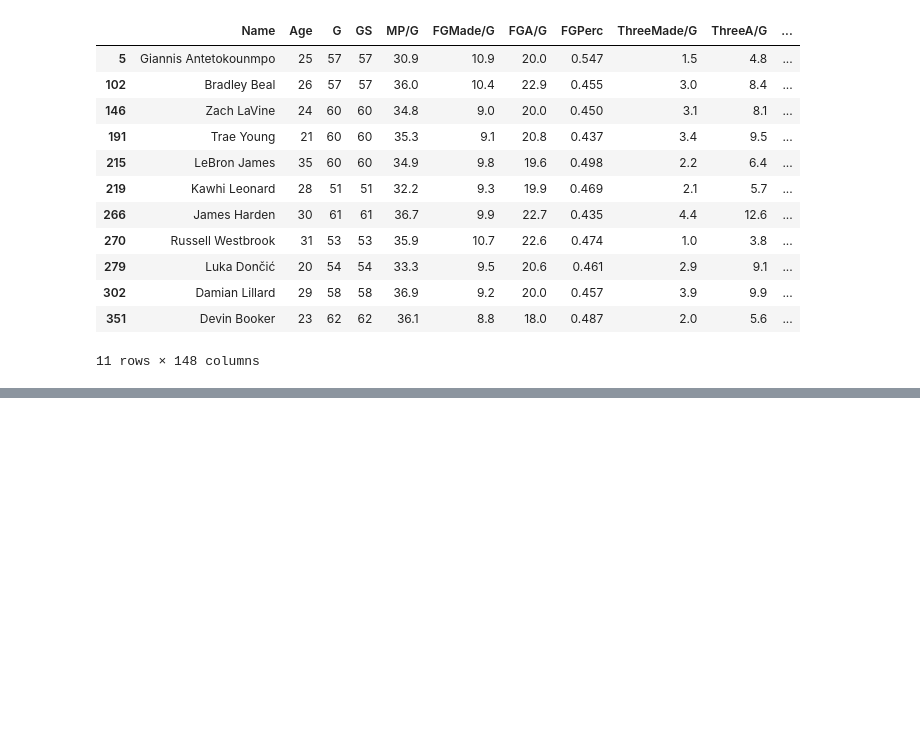
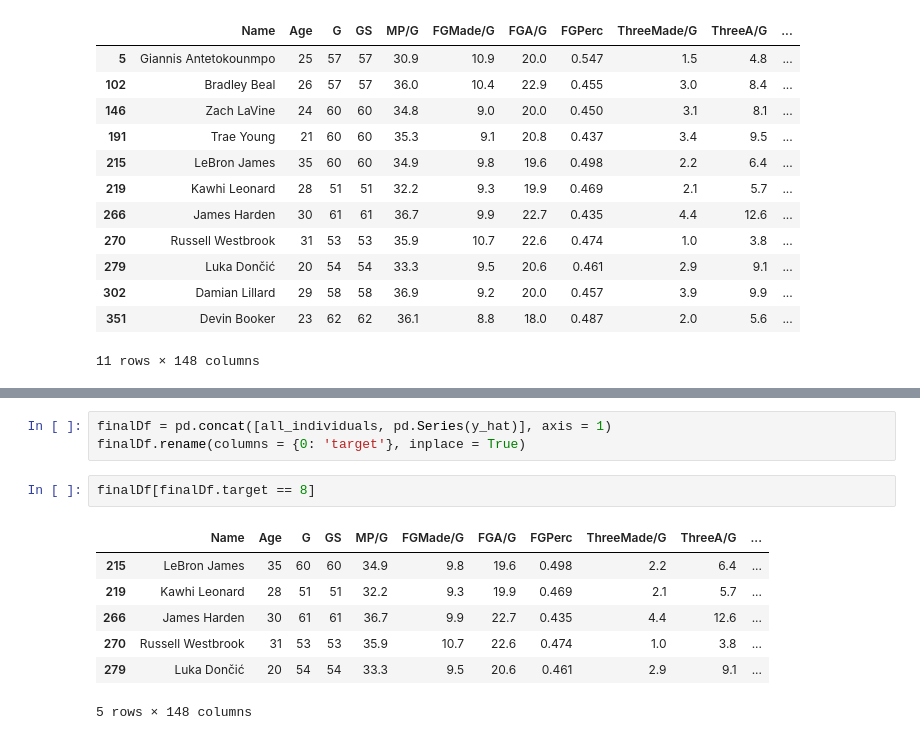
Before and after one commit to ajain1017/ideal-nba-roster-draft, a Jupyter notebook: data.ipynb, the cells around one changed output, grey strips where cells are left out. Cells and saved outputs as stored; diff of their text form; blank space fills up the shorter version.

```diff
--- a/data.ipynb
+++ b/data.ipynb
@@ -377,0 +439,13 @@ finalDf[finalDf.target == 1]
+# %%
+finalDf = pd.concat([all_individuals, pd.Series(y_hat)], axis = 1)
+finalDf.rename(columns = {0: 'target'}, inplace = True)
+# %%
+finalDf[finalDf.target == 8]
+# %% [output]
+|  | Name | Age | G | GS | MP/G | FGMade/G | FGA/G | FGPerc | ThreeMade/G | ThreeA/G | ... |
+| 215 | LeBron James | 35 | 60 | 60 | 34.9 | 9.8 | 19.6 | 0.498 | 2.2 | 6.4 | ... |
+| 219 | Kawhi Leonard | 28 | 51 | 51 | 32.2 | 9.3 | 19.9 | 0.469 | 2.1 | 5.7 | ... |
+| 266 | James Harden | 30 | 61 | 61 | 36.7 | 9.9 | 22.7 | 0.435 | 4.4 | 12.6 | ... |
+| 270 | Russell Westbrook | 31 | 53 | 53 | 35.9 | 10.7 | 22.6 | 0.474 | 1.0 | 3.8 | ... |
+| 279 | Luka Dončić | 20 | 54 | 54 | 33.3 | 9.5 | 20.6 | 0.461 | 2.9 | 9.1 | ... |
+5 rows × 148 columns
```
Also changed, not shown: parts of 9 cells of this notebook.
